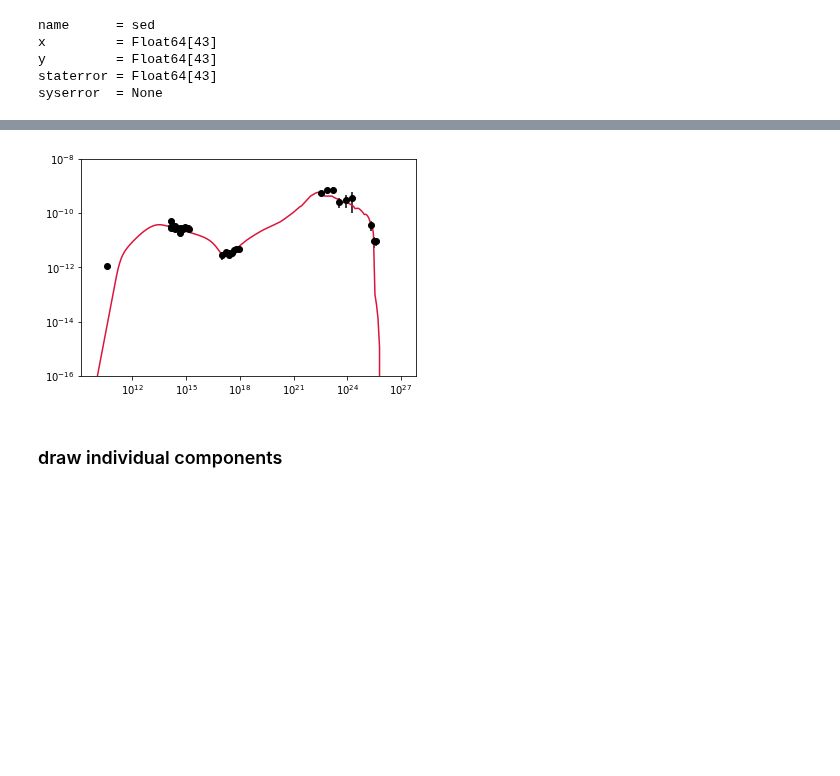
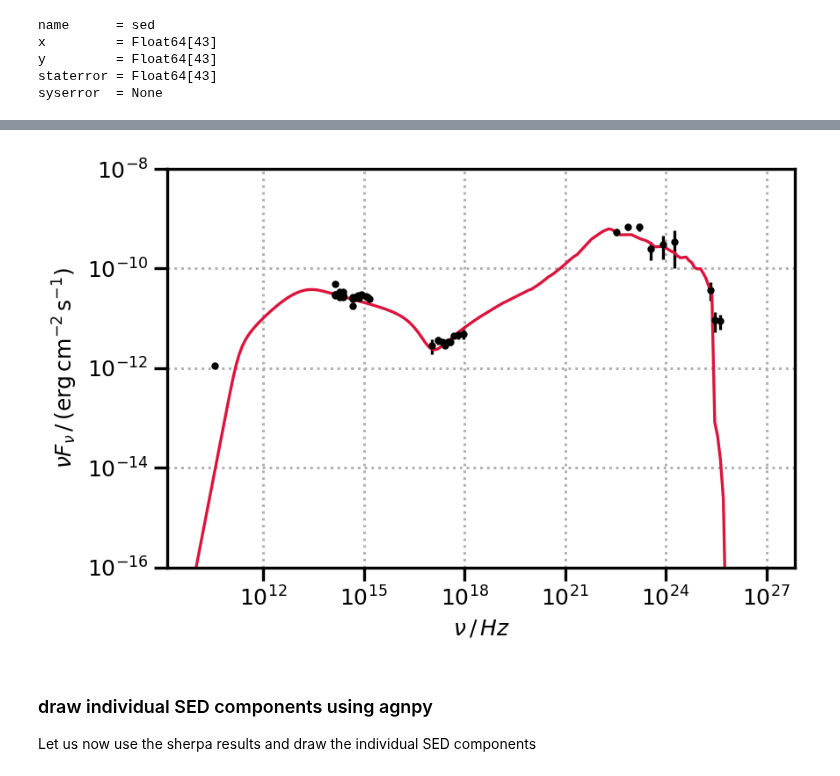
Before and after one commit to cosimoNigro/agnpy, a Jupyter notebook: docs/tutorials/ec_dt_sherpa_fit.ipynb, the cells around one changed output, grey strips where cells are left out. Saved outputs shown, nothing was run; the diff lists cells and outputs as text; code cells hidden in the pictures; blank space fills up the shorter version.

```diff
--- a/docs/tutorials/ec_dt_sherpa_fit.ipynb
+++ b/docs/tutorials/ec_dt_sherpa_fit.ipynb
@@ -55,22 +151,22 @@ syserror  = None
 # %%
-#global parameters
-T_dt=1.e3*u.K
+# global parameters of the blob and the DT
+
+# galaxy distance
 z = 0.361
 d_L = Distance(z=z).to("cm")
-#Gamma_jet=20
-#delta_D=25
-Gamma_jet=20
-delta_D=20
-alpha_jet=1/Gamma_jet # opening angle
-L_disk=6.7e45*u.Unit("erg s-1") # disk luminosity
-xi_dt=0.6   # fraction of luminosity in DT
-R_dt=6.47e18*u.cm  # radius of DT
-r=6e17*u.cm # location of the emission region
 
-beta = np.sqrt(1 - 1 / np.power(Gamma_jet, 2))
-mu_s = (1 - 1 / (Gamma_jet * delta_D)) / beta # viewing angle
+# blob
+Gamma = 20
+alpha_jet = 1 / Gamma # jet opening angle
+delta_D = 20
+Beta = np.sqrt(1 - 1 / np.power(Gamma, 2)) # jet relativistic speed
+mu_s = (1 - 1 / (Gamma * delta_D)) / Beta # viewing angle
 
-#R_b = 2.8e16 * u.cm # blob radius
-#R_b = r*alpha_jet
-#t_var = R_b/(delta_D*c)
-#print ("t_var = ", t_var.to("day"))
+# dust torus
+L_disk = 6.7e45 * u.Unit("erg s-1") # disk luminosity
+xi_dt = 0.6 # fraction of disk luminosity reprocessed by the DT
+R_dt = 6.47e18 * u.cm  # radius of DT
+T_dt = 1e3 * u.K
+
+# location of the emission region
+r = 6e17 * u.cm
@@ -236,14 +272,13 @@ Wall time: 2min 13s
 # %%
-# plot the results
+# plot the results!
 x = np.logspace(np.log10(min_x), np.log10(max_x), 200)
-plt.errorbar(sed.x, sed.y, yerr=sed.staterror, marker="o", ls="", color="k")
-plt.plot(x, model(x), ls="-", color="crimson")
-plt.xscale("log")
-plt.yscale("log")
-plt.ylim(1e-16, 1e-8)
+plt.errorbar(sed.x, sed.y, yerr=sed.staterror, marker=".", ls="", color="k")
+plot_sed(x, model(x), ls="-", color="crimson")
+plt.ylim([1e-16, 1e-8])
 plt.show()
 # %% [output]
-[figure, old version]
+[figure, new version]
-# %% [markdown]
-### draw individual components
+# %% [markdown]
+### draw individual SED components using agnpy
+Let us now use the sherpa results and draw the individual SED components
 # %%
```
Also changed, not shown: parts of 22 cells of this notebook, 4 other files.
